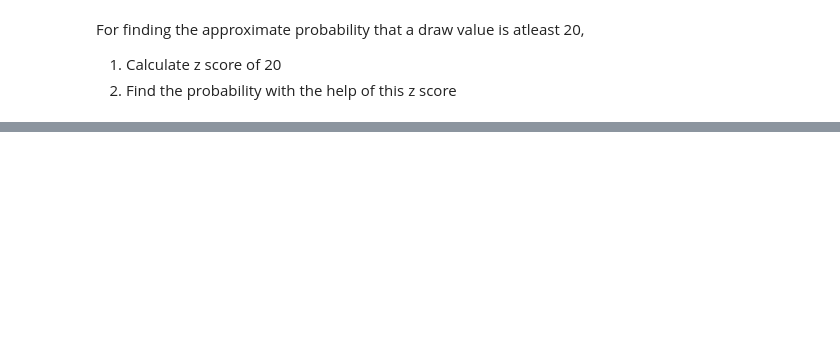
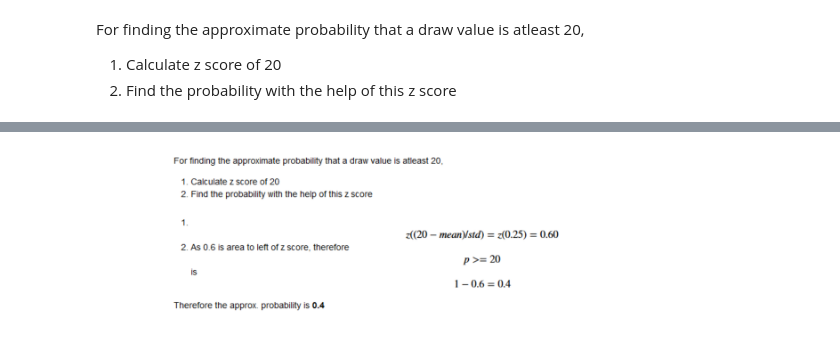
Before and after one commit to faizankshaikh/d_stats_project, a Jupyter notebook: final_project.ipynb, the cells around one changed output, grey strips where cells are left out. Saved outputs shown, nothing was run; the diff lists cells and outputs as text; code cells hidden in the pictures; blank space fills up the shorter version.

```diff
--- a/final_project.ipynb
+++ b/final_project.ipynb
@@ -131,0 +141,6 @@ Therefore the approx. probability is **0.4**
+# %%
+fig = pylab.imshow(pylab.imread('q5_2.png'))
+pylab.axis('off')
+pylab.show()
+# %% [output]
+[figure, added]
```
Also changed, not shown: parts of 4 cells of this notebook, 2 other files.
